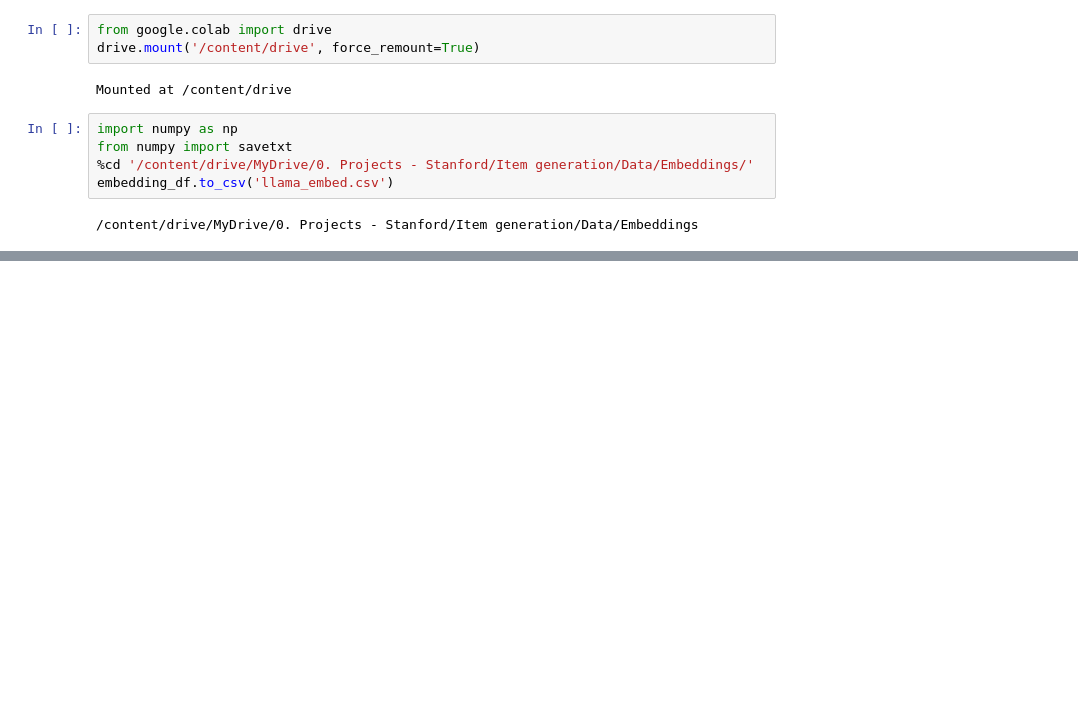
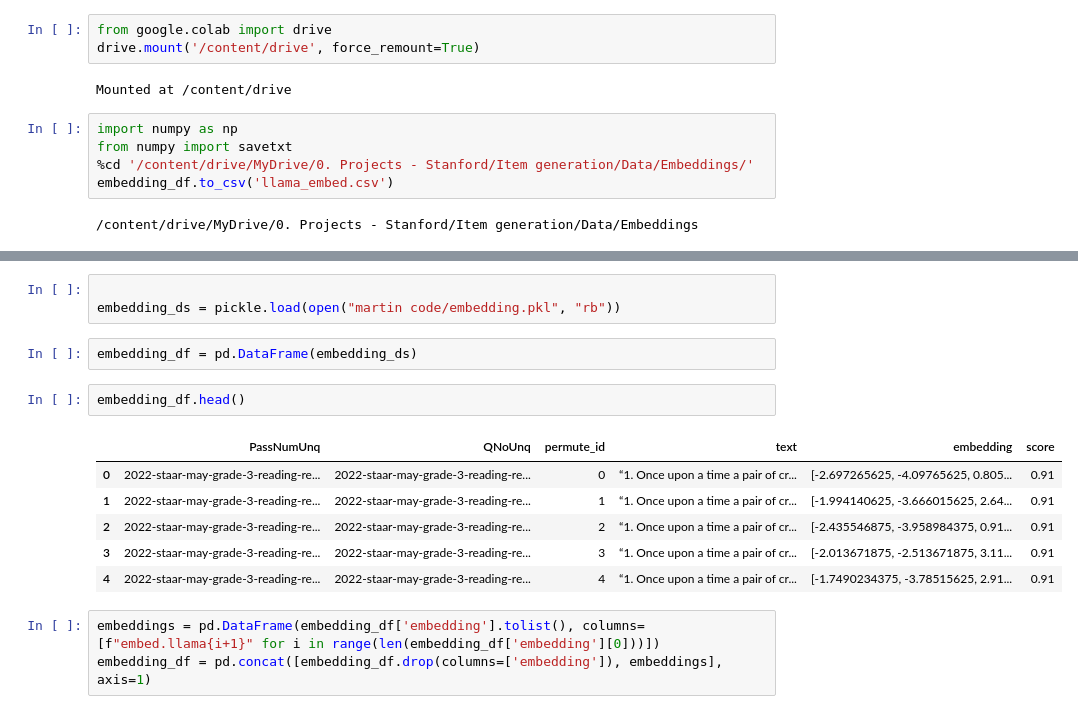
Before and after one commit to rkap786/reading_idm, a Jupyter notebook: Python/Download Llama embeddings.ipynb, the cells around one changed output, grey strips where cells are left out. Cells and saved outputs as stored; diff of their text form; blank space fills up the shorter version.

```diff
--- a/Python/Download Llama embeddings.ipynb
+++ b/Python/Download Llama embeddings.ipynb
@@ -60,0 +79,17 @@ embedding_df.to_csv('llama_embed.csv')
+# %%
+
+embedding_ds = pickle.load(open("martin code/embedding.pkl", "rb"))
+# %%
+embedding_df = pd.DataFrame(embedding_ds)
+# %%
+embedding_df.head()
+# %% [output]
+|  | PassNumUnq | QNoUnq | permute_id | text | embedding | score |
+| 0 | 2022-staar-may-grade-3-reading-re... | 2022-staar-may-grade-3-reading-re... | 0 | “1. Once upon a time a pair of cr... | [-2.697265625, -4.09765625, 0.805... | 0.91 |
+| 1 | 2022-staar-may-grade-3-reading-re... | 2022-staar-may-grade-3-reading-re... | 1 | “1. Once upon a time a pair of cr... | [-1.994140625, -3.666015625, 2.64... | 0.91 |
+| 2 | 2022-staar-may-grade-3-reading-re... | 2022-staar-may-grade-3-reading-re... | 2 | “1. Once upon a time a pair of cr... | [-2.435546875, -3.958984375, 0.91... | 0.91 |
+| 3 | 2022-staar-may-grade-3-reading-re... | 2022-staar-may-grade-3-reading-re... | 3 | “1. Once upon a time a pair of cr... | [-2.013671875, -2.513671875, 3.11... | 0.91 |
+| 4 | 2022-staar-may-grade-3-reading-re... | 2022-staar-may-grade-3-reading-re... | 4 | “1. Once upon a time a pair of cr... | [-1.7490234375, -3.78515625, 2.91... | 0.91 |
+# %%
+embeddings = pd.DataFrame(embedding_df['embedding'].tolist(), columns=[f"embed.llama{i+1}" for i in range(len(embedding_df['embedding'][0]))])
+embedding_df = pd.concat([embedding_df.drop(columns=['embedding']), embeddings], axis=1)
```
Also changed, not shown: parts of 8 cells of this notebook, 11 other files.
